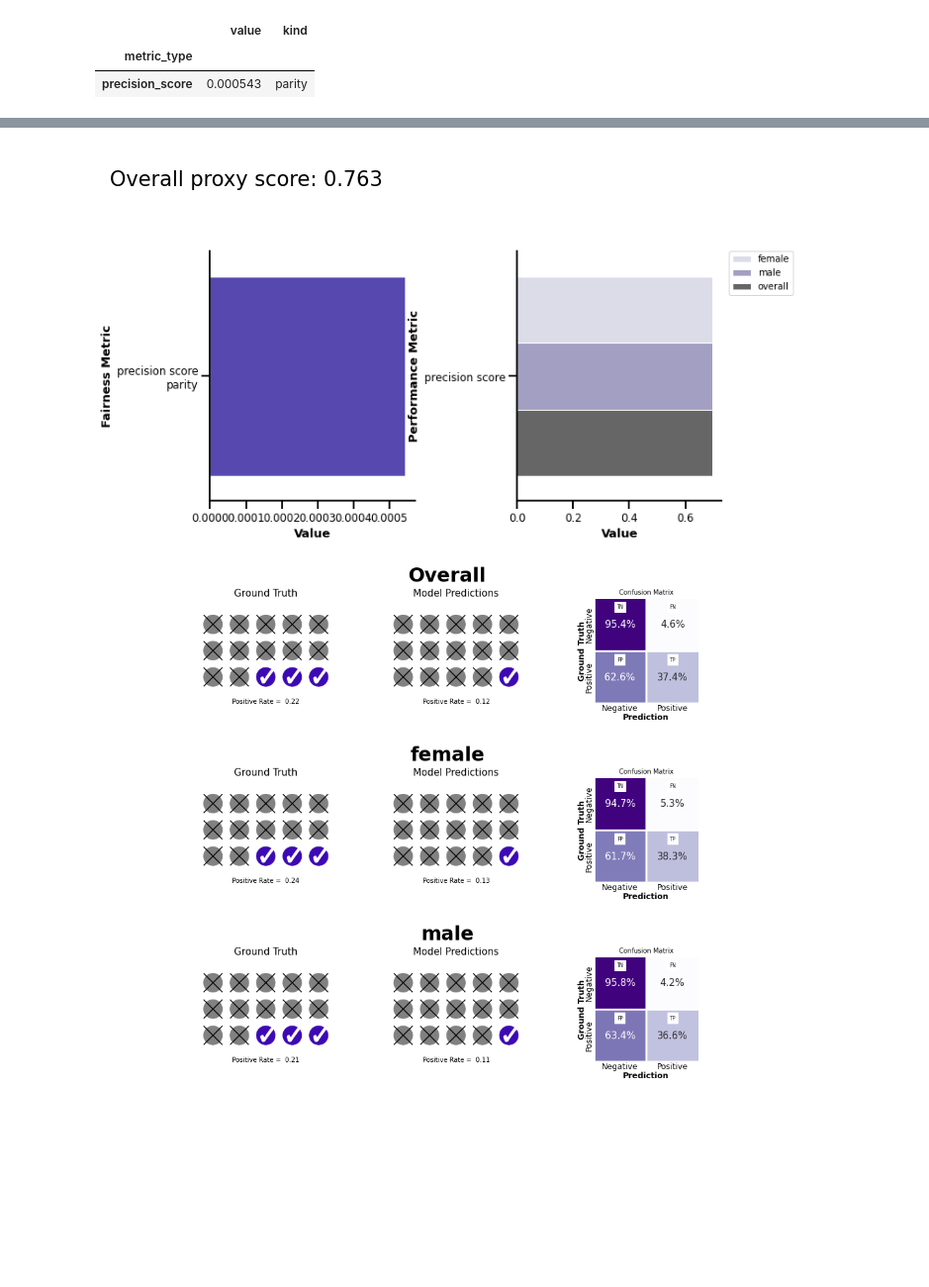
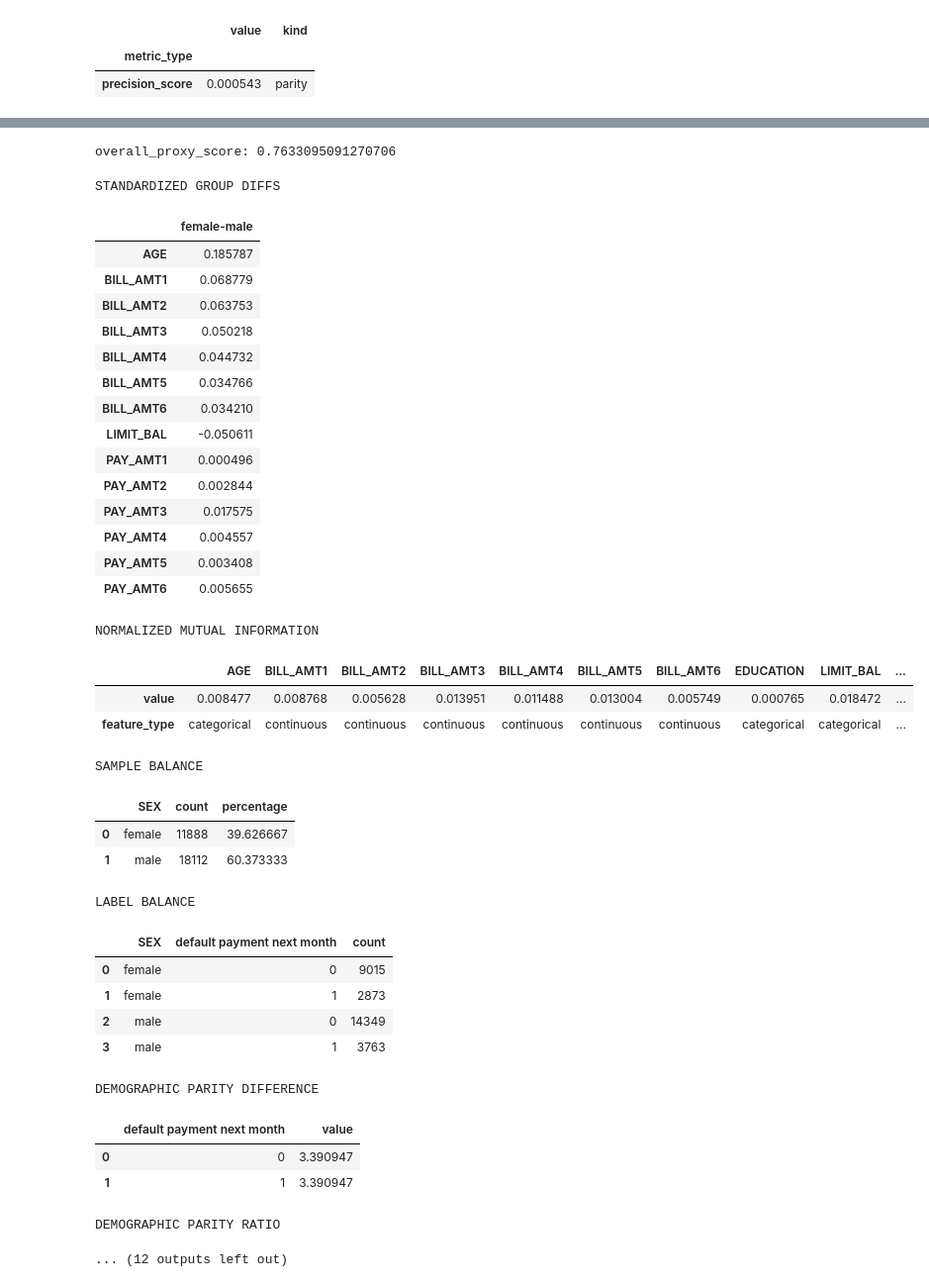
Before and after one commit to credo-ai/credoai_lens, a Jupyter notebook: docs/notebooks/quickstart.ipynb, the cells around one changed output, grey strips where cells are left out. Shown at 99% size. Saved outputs shown, nothing was run; the diff lists cells and outputs as text; code cells hidden in the pictures; blank space fills up the shorter version.

```diff
--- a/docs/notebooks/quickstart.ipynb
+++ b/docs/notebooks/quickstart.ipynb
@@ -276,3 +338,3 @@ Reports can also be easily created. Note - not all assessments support reports!
 # %%
-figs = lens.create_reports()
+reporters, final_report = lens.create_reports('My Report', display_results=True)
 # %% [output]
@@ -282,6 +341,38 @@ figs = lens.create_reports()
-[figure, removed]
-[figure, removed]
-[figure, removed]
-[figure, removed]
-[figure, removed]
+overall_proxy_score: 0.7633095091270706
+STANDARDIZED GROUP DIFFS
+|  | female-male |
+| AGE | 0.185787 |
+| BILL_AMT1 | 0.068779 |
+| BILL_AMT2 | 0.063753 |
+| BILL_AMT3 | 0.050218 |
+| BILL_AMT4 | 0.044732 |
+| BILL_AMT5 | 0.034766 |
+| BILL_AMT6 | 0.034210 |
+| LIMIT_BAL | -0.050611 |
+| PAY_AMT1 | 0.000496 |
+| PAY_AMT2 | 0.002844 |
+| PAY_AMT3 | 0.017575 |
+| PAY_AMT4 | 0.004557 |
+| PAY_AMT5 | 0.003408 |
+| PAY_AMT6 | 0.005655 |
+NORMALIZED MUTUAL INFORMATION
+|  | AGE | BILL_AMT1 | BILL_AMT2 | BILL_AMT3 | BILL_AMT4 | BILL_AMT5 | BILL_AMT6 | EDUCATION | LIMIT_BAL | ... |
+| value | 0.008477 | 0.008768 | 0.005628 | 0.013951 | 0.011488 | 0.013004 | 0.005749 | 0.000765 | 0.018472 | ... |
+| feature_type | categorical | continuous | continuous | continuous | continuous | continuous | continuous | categorical | categorical | ... |
+SAMPLE BALANCE
+|  | SEX | count | percentage |
+| 0 | female | 11888 | 39.626667 |
+| 1 | male | 18112 | 60.373333 |
+LABEL BALANCE
+|  | SEX | default payment next month | count |
+| 0 | female | 0 | 9015 |
+| 1 | female | 1 | 2873 |
+| 2 | male | 0 | 14349 |
+| 3 | male | 1 | 3763 |
+DEMOGRAPHIC PARITY DIFFERENCE
+|  | default payment next month | value |
+| 0 | 0 | 3.390947 |
+| 1 | 1 | 3.390947 |
+DEMOGRAPHIC PARITY RATIO
+... (12 outputs left out)
 # %% [markdown]
```
Also changed, not shown: parts of 10 cells of this notebook.
